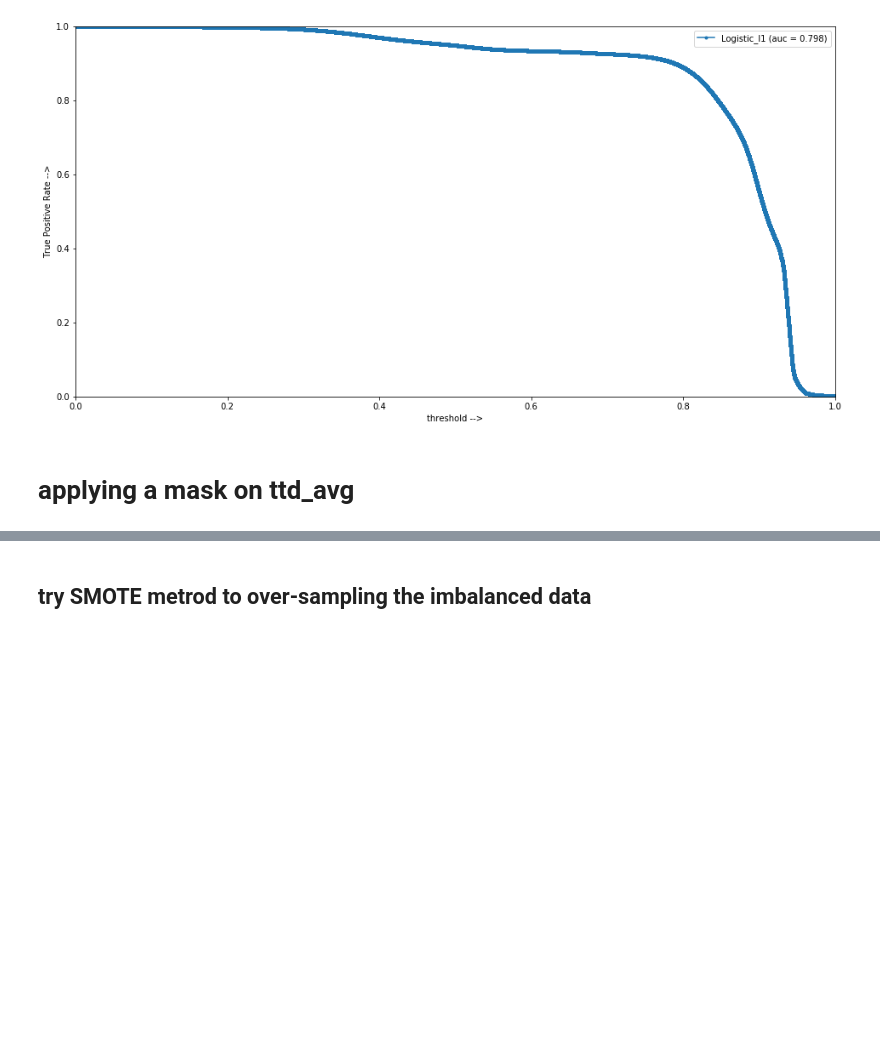
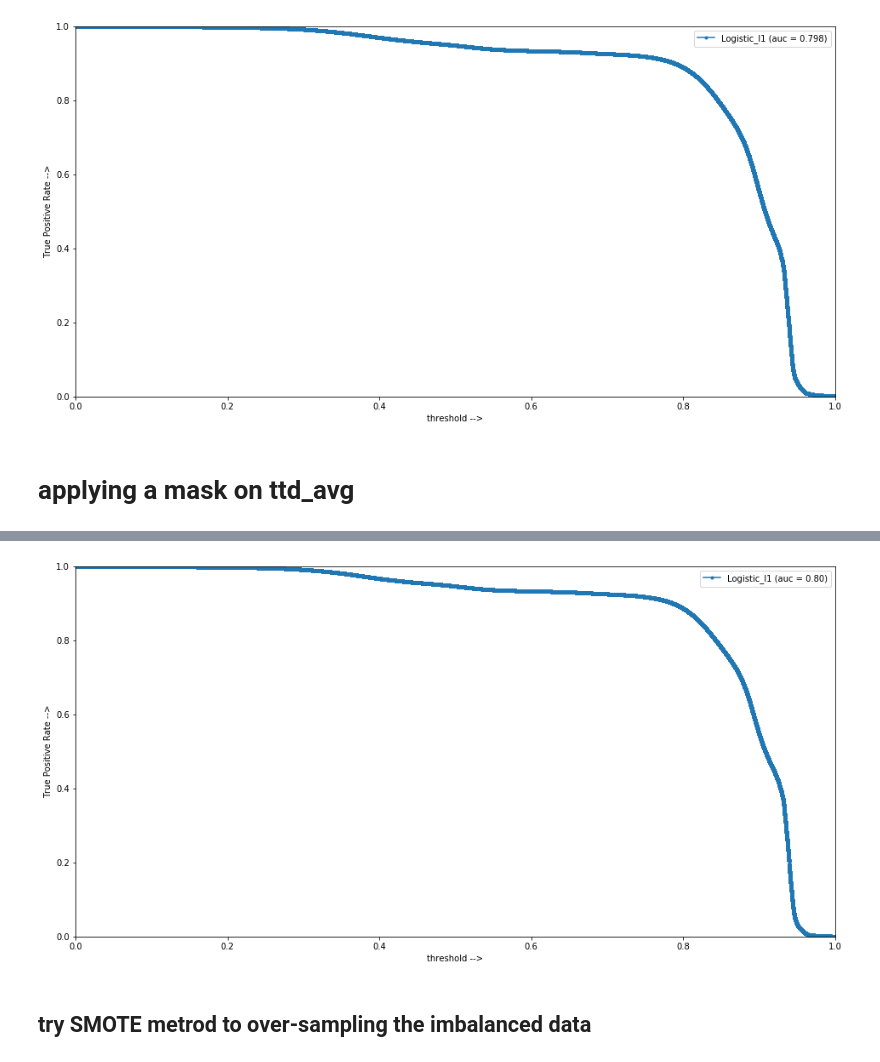
Before and after one commit to zzhang-wish/zzhang_logistics, a Jupyter notebook: TTD_analysis/churn rate model 3.ipynb, the cells around one changed output, grey strips where cells are left out. Saved outputs shown, nothing was run; the diff lists cells and outputs as text; code cells hidden in the pictures; blank space fills up the shorter version.

```diff
--- a/TTD_analysis/churn rate model 3.ipynb
+++ b/TTD_analysis/churn rate model 3.ipynb
@@ -717,15 +745,17 @@ ValueError: Found input variables with inconsistent numbers of samples: [1480546
 # %%
 plt.figure(figsize=(16, 8))
-plt.plot(threshold, logistic_tpr, marker='.', label='Logistic_l1 (auc = %0.3f)' % auc_logistic)
+plt.plot(threshold, logistic_tpr, marker='.', label='Logistic_l1 (auc = %0.2f)' % auc_logistic)
 # plt.plot(base_fpr, base_tpr, linestyle='-', label='baseline-random_guess (auc = %0.3f)' % auc_base)
 
 plt.xlabel('threshold -->')
 plt.ylabel('True Positive Rate -->')
 plt.xlim(0,1)
 plt.ylim(0,1)
 plt.legend()
 
 plt.show()
+# %% [output]
+[figure, added]
 # %% [markdown]
 ## try SMOTE metrod to over-sampling the imbalanced data
 # %% [markdown]
```
Also changed, not shown: parts of 10 cells of this notebook.
